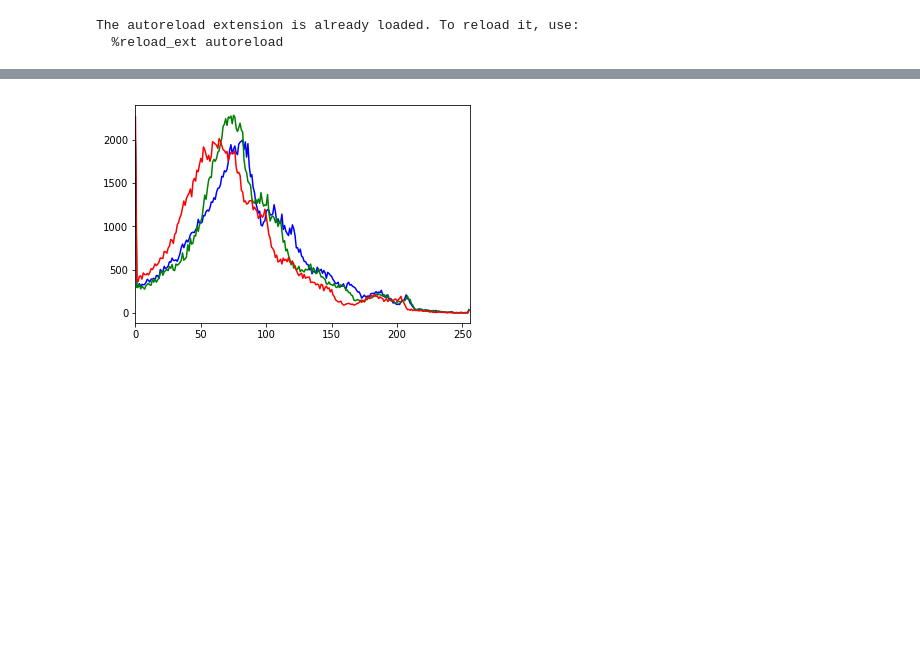
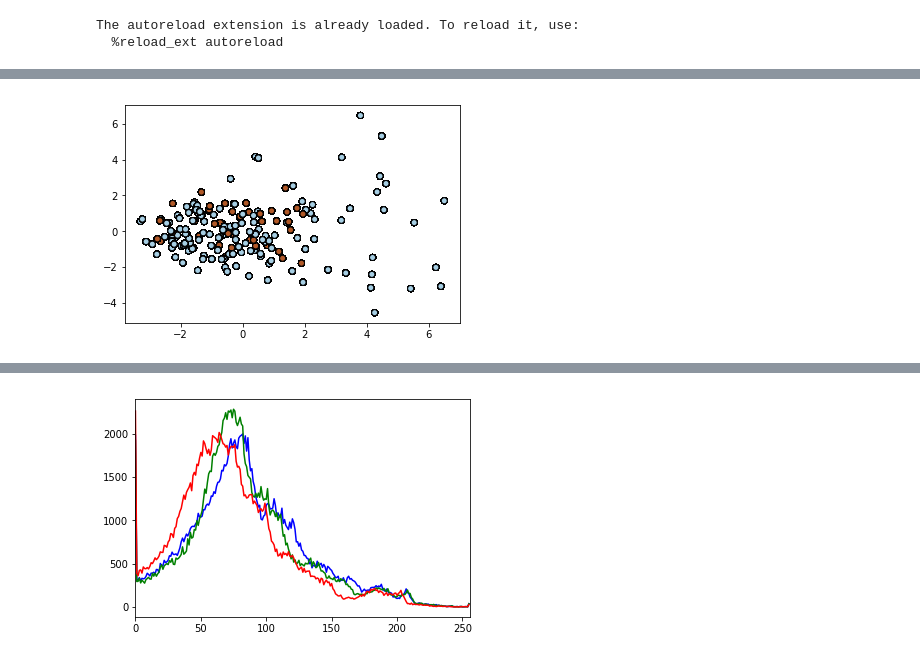
Before and after one commit to Droxef/ML2017_project2, a Jupyter notebook: segment_aerial_images.ipynb, the cells around one changed output, grey strips where cells are left out. Drawn from its saved outputs; the diff is of its cells as text; code cells hidden in the pictures; blank space fills up the shorter version.

```diff
--- a/segment_aerial_images.ipynb
+++ b/segment_aerial_images.ipynb
@@ -269,0 +366,11 @@ plt.imshow(img1)
+# %%
+X=features.reshape((img1.shape[0]*img1.shape[1],8))
+X=(X-X.mean(axis=0))/X.std(axis=0)
+Y=gt1.reshape((img1.shape[0]*img1.shape[1]))
+Y0 = [i for i, j in enumerate(Y) if j == 0]
+Y1 = [i for i, j in enumerate(Y) if j == 1]
+
+X_pca = decomposition.PCA(n_components=4).fit_transform(X)
+plt.scatter(X_pca[:, 0], X_pca[:, 1], c=Y, cmap=plt.cm.Paired,edgecolors='k');
+# %% [output]
+[figure, added]
```
Also changed, not shown: parts of 14 cells of this notebook.
